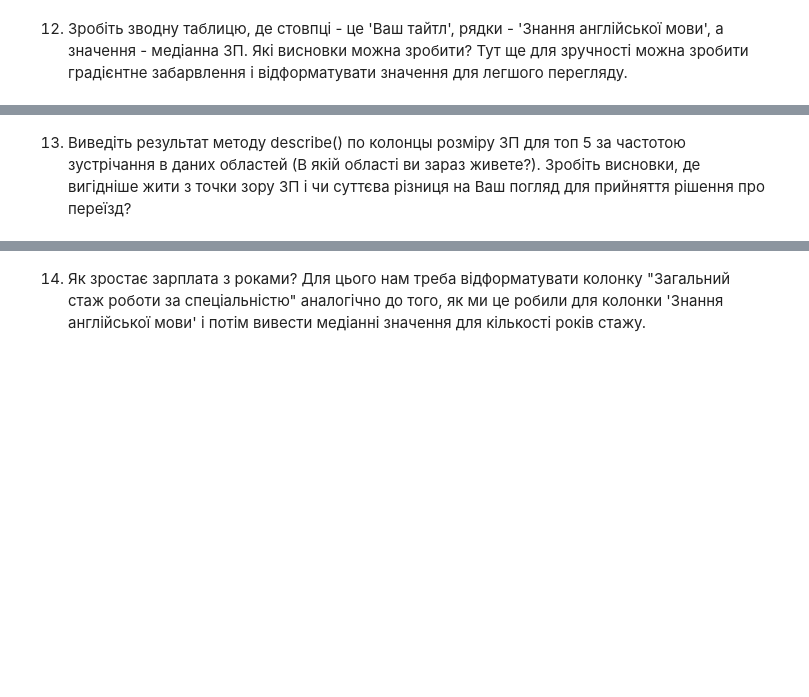
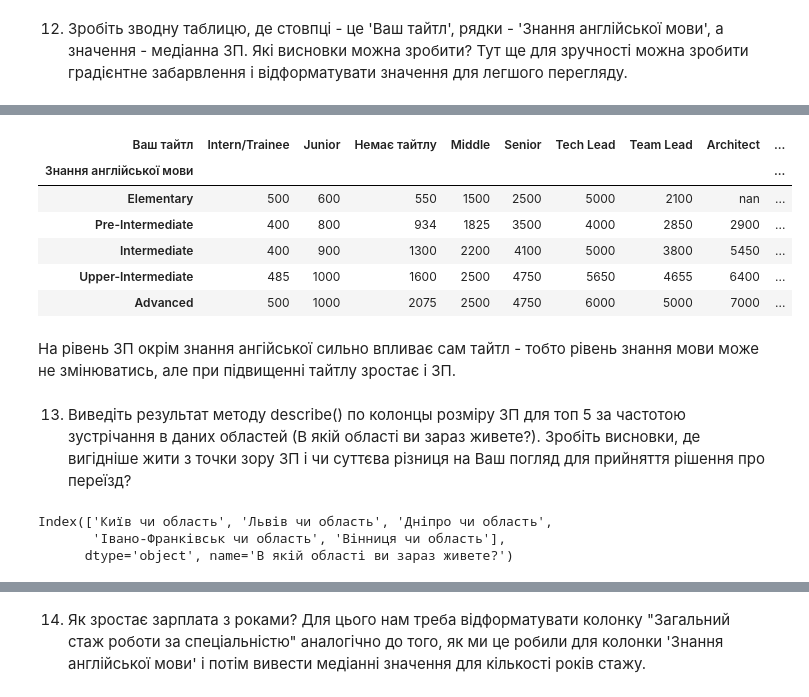
Before and after one commit to OlenaBabko/DataAnalytics_DataLovesAcademy, a Jupyter notebook: modul_11_additional/Additional_hw_4_Pandas.ipynb, the cells around one changed output, grey strips where cells are left out. Saved outputs shown, nothing was run; the diff lists cells and outputs as text; code cells hidden in the pictures; blank space fills up the shorter version.

```diff
--- a/modul_11_additional/Additional_hw_4_Pandas.ipynb
+++ b/modul_11_additional/Additional_hw_4_Pandas.ipynb
@@ -302,2 +385,23 @@ df['Ваш тайтл'] = pd.Categorical(df['Ваш тайтл'],
+# %%
+# градієнтне забарвлення, відформатувати значення для легшого перегляду
+pivot_table.style.background_gradient(cmap="YlGnBu").format("{:.0f}")
+# %% [output]
+| Ваш тайтл | Intern/Trainee | Junior | Немає тайтлу | Middle | Senior | Tech Lead | Team Lead | Architect | ... |
+| Знання англійської мови |  |  |  |  |  |  |  |  | ... |
+| Elementary | 500 | 600 | 550 | 1500 | 2500 | 5000 | 2100 | nan | ... |
+| Pre-Intermediate | 400 | 800 | 934 | 1825 | 3500 | 4000 | 2850 | 2900 | ... |
+| Intermediate | 400 | 900 | 1300 | 2200 | 4100 | 5000 | 3800 | 5450 | ... |
+| Upper-Intermediate | 485 | 1000 | 1600 | 2500 | 4750 | 5650 | 4655 | 6400 | ... |
+| Advanced | 500 | 1000 | 2075 | 2500 | 4750 | 6000 | 5000 | 7000 | ... |
+# %% [markdown]
+На рівень ЗП окрім знання ангійської сильно впливає сам тайтл - тобто рівень знання мови може не змінюватись, але при підвищенні тайтлу зростає і ЗП.
 # %% [markdown]
 13. Виведіть результат методу describe() по колонцы розміру ЗП для топ 5 за частотою зустрічання в даних областей (В якій області ви зараз живете?). Зробіть висновки, де вигідніше жити з точки зору ЗП і чи суттєва різниця на Ваш погляд для прийняття рішення про переїзд?
+# %%
+# топ 5 областей
+top5_reg = df["В якій області ви зараз живете?"].value_counts().head(5).index
+top5_reg
+# %% [output]
+Index(['Київ чи область', 'Львів чи область', 'Дніпро чи область',
+       'Івано-Франківськ чи область', 'Вінниця чи область'],
+      dtype='object', name='В якій області ви зараз живете?')
```
Also changed, not shown: parts of 16 cells of this notebook.
